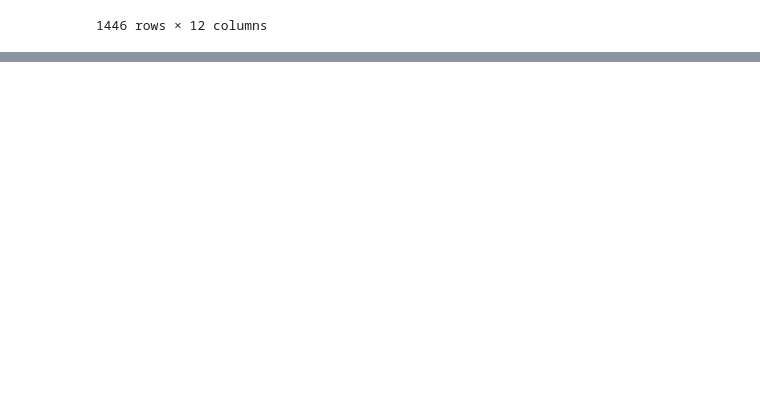
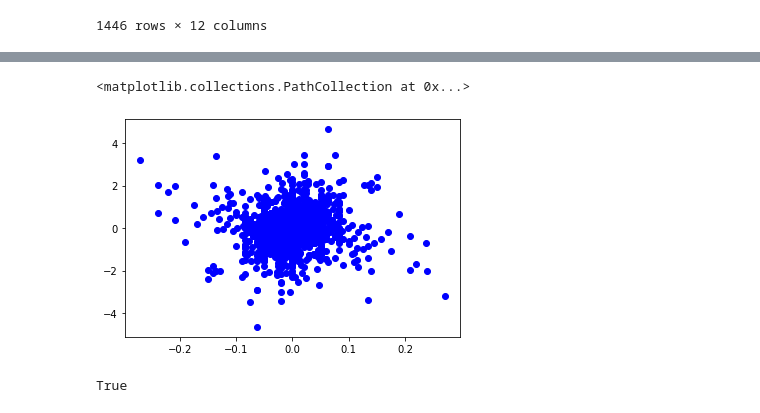
Before and after one commit to KaiKevinLiao/replication-kong2022, a Jupyter notebook: government_choice.ipynb, the cells around one changed output, grey strips where cells are left out. Drawn from its saved outputs; the diff is of its cells as text; code cells hidden in the pictures; blank space fills up the shorter version.

```diff
--- a/government_choice.ipynb
+++ b/government_choice.ipynb
@@ -133,2 +145,11 @@ array([[  0],
+# %%
+plt.scatter(GOV.diffr,GOV.lndiffc,c ="blue")
+# %% [output]
+<matplotlib.collections.PathCollection at 0x...>
+[figure, added]
+# %%
+beta_hat
+# %% [output]
+True
 # %%
 # %% [output]
```
Also changed, not shown: parts of 23 cells of this notebook, 5 other files.
